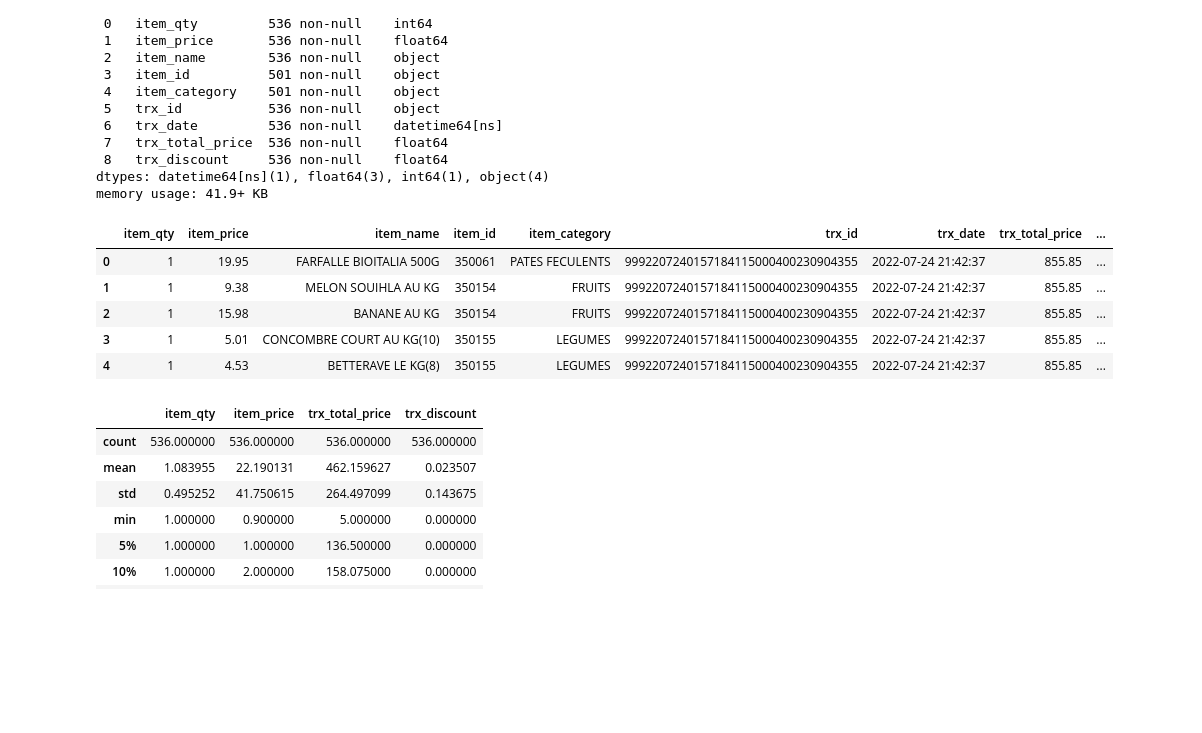
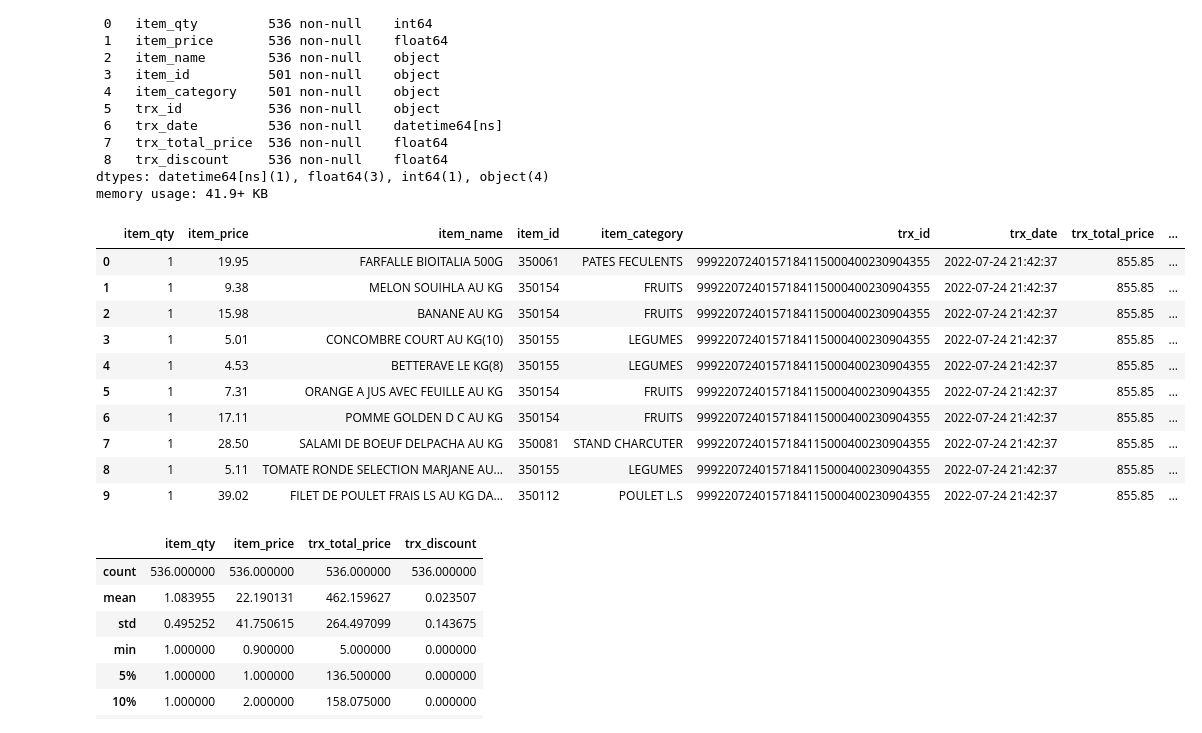
Before and after one commit to mmejdoubi/marjane_api, a Jupyter notebook: marjane_api_EDA.ipynb, the cells around one changed output. Cells and saved outputs as stored; diff of their text form; code cells hidden in the pictures; blank space fills up the shorter version.

```diff
--- a/marjane_api_EDA.ipynb
+++ b/marjane_api_EDA.ipynb
@@ -49,14 +67,19 @@ Data columns (total 9 columns):
 dtypes: datetime64[ns](1), float64(3), int64(1), object(4)
 memory usage: 41.9+ KB
 # %%
-df.head(5)
+df.head(10)
 # %% [output]
 |  | item_qty | item_price | item_name | item_id | item_category | trx_id | trx_date | trx_total_price | ... |
 | 0 | 1 | 19.95 | FARFALLE BIOITALIA 500G | 350061 | PATES FECULENTS | 9992207240157184115000400230904355 | 2022-07-24 21:42:37 | 855.85 | ... |
 | 1 | 1 | 9.38 | MELON SOUIHLA AU KG | 350154 | FRUITS | 9992207240157184115000400230904355 | 2022-07-24 21:42:37 | 855.85 | ... |
 | 2 | 1 | 15.98 | BANANE AU KG | 350154 | FRUITS | 9992207240157184115000400230904355 | 2022-07-24 21:42:37 | 855.85 | ... |
 | 3 | 1 | 5.01 | CONCOMBRE COURT AU KG(10) | 350155 | LEGUMES | 9992207240157184115000400230904355 | 2022-07-24 21:42:37 | 855.85 | ... |
 | 4 | 1 | 4.53 | BETTERAVE LE KG(8) | 350155 | LEGUMES | 9992207240157184115000400230904355 | 2022-07-24 21:42:37 | 855.85 | ... |
+| 5 | 1 | 7.31 | ORANGE A JUS AVEC FEUILLE AU KG | 350154 | FRUITS | 9992207240157184115000400230904355 | 2022-07-24 21:42:37 | 855.85 | ... |
+| 6 | 1 | 17.11 | POMME GOLDEN D C AU KG | 350154 | FRUITS | 9992207240157184115000400230904355 | 2022-07-24 21:42:37 | 855.85 | ... |
+| 7 | 1 | 28.50 | SALAMI DE BOEUF DELPACHA AU KG | 350081 | STAND CHARCUTER | 9992207240157184115000400230904355 | 2022-07-24 21:42:37 | 855.85 | ... |
+| 8 | 1 | 5.11 | TOMATE RONDE SELECTION MARJANE AU... | 350155 | LEGUMES | 9992207240157184115000400230904355 | 2022-07-24 21:42:37 | 855.85 | ... |
+| 9 | 1 | 39.02 | FILET DE POULET FRAIS LS AU KG DA... | 350112 | POULET L.S | 9992207240157184115000400230904355 | 2022-07-24 21:42:37 | 855.85 | ... |
 # %%
 df.describe(percentiles=[0.05,0.1,0.25,0.5,0.75,0.9,0.95,0.99])
 # %% [output]
```
Also changed, not shown: parts of 6 cells of this notebook.
